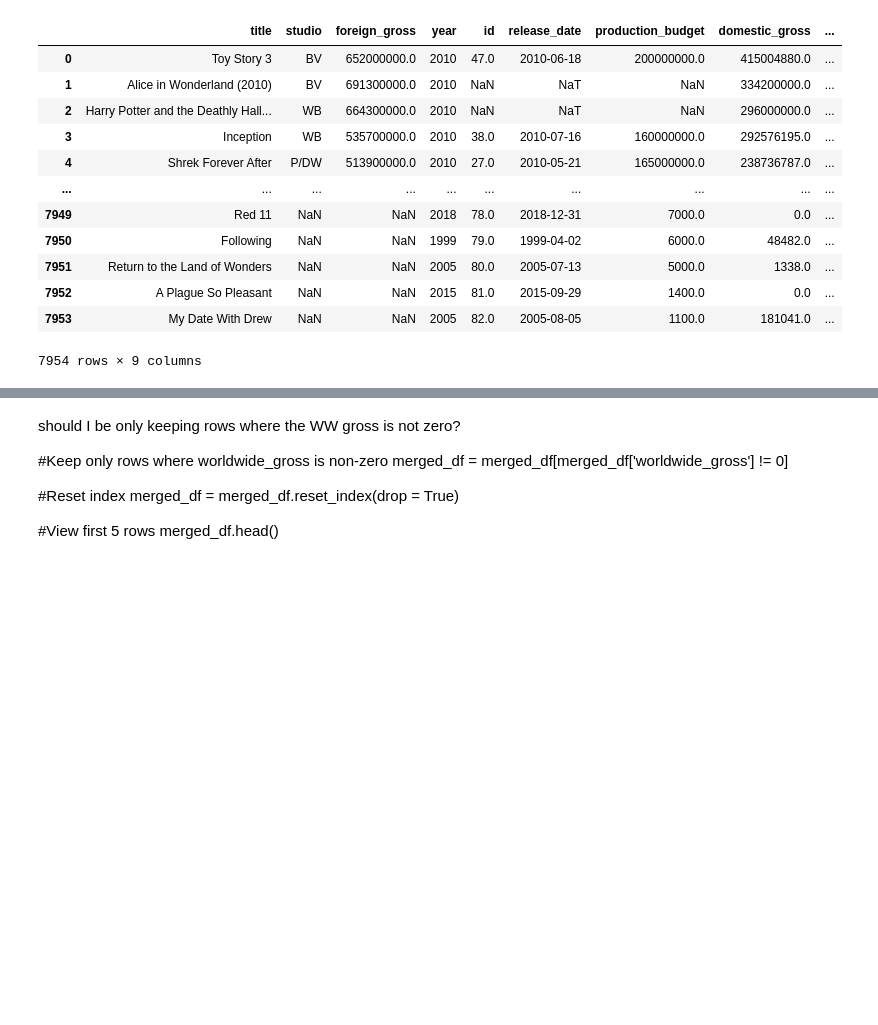
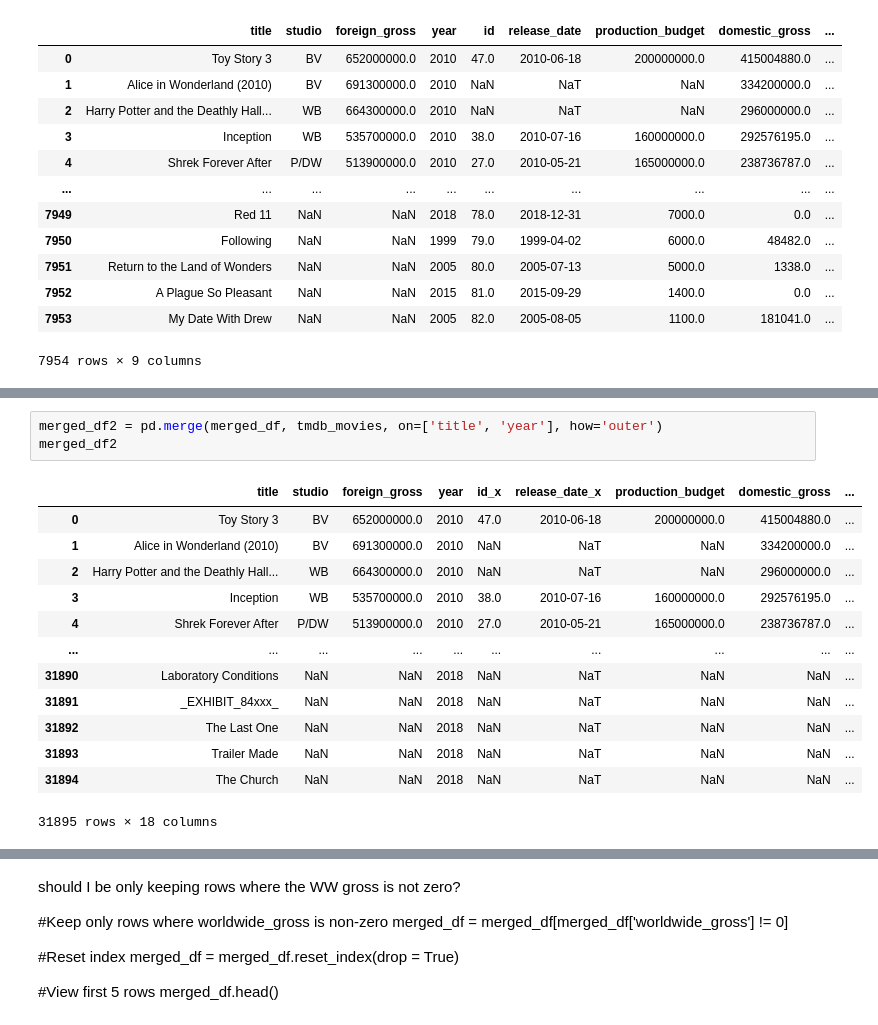
Before and after one commit to cellister/dsc-phase-2-project-v3, a Jupyter notebook: Film Investment Analysis Project.ipynb, the cells around one changed output, grey strips where cells are left out. Cells and saved outputs as stored; diff of their text form; blank space fills up the shorter version.

```diff
--- a/Film Investment Analysis Project.ipynb
+++ b/Film Investment Analysis Project.ipynb
@@ -544,0 +592,17 @@ merged_df
+# %%
+merged_df2 = pd.merge(merged_df, tmdb_movies, on=['title', 'year'], how='outer')
+merged_df2
+# %% [output]
+|  | title | studio | foreign_gross | year | id_x | release_date_x | production_budget | domestic_gross | ... |
+| 0 | Toy Story 3 | BV | 652000000.0 | 2010 | 47.0 | 2010-06-18 | 200000000.0 | 415004880.0 | ... |
+| 1 | Alice in Wonderland (2010) | BV | 691300000.0 | 2010 | NaN | NaT | NaN | 334200000.0 | ... |
+| 2 | Harry Potter and the Deathly Hall... | WB | 664300000.0 | 2010 | NaN | NaT | NaN | 296000000.0 | ... |
+| 3 | Inception | WB | 535700000.0 | 2010 | 38.0 | 2010-07-16 | 160000000.0 | 292576195.0 | ... |
+| 4 | Shrek Forever After | P/DW | 513900000.0 | 2010 | 27.0 | 2010-05-21 | 165000000.0 | 238736787.0 | ... |
+| ... | ... | ... | ... | ... | ... | ... | ... | ... | ... |
+| 31890 | Laboratory Conditions | NaN | NaN | 2018 | NaN | NaT | NaN | NaN | ... |
+| 31891 | _EXHIBIT_84xxx_ | NaN | NaN | 2018 | NaN | NaT | NaN | NaN | ... |
+| 31892 | The Last One | NaN | NaN | 2018 | NaN | NaT | NaN | NaN | ... |
+| 31893 | Trailer Made | NaN | NaN | 2018 | NaN | NaT | NaN | NaN | ... |
+| 31894 | The Church | NaN | NaN | 2018 | NaN | NaT | NaN | NaN | ... |
+31895 rows × 18 columns
```
Also changed, not shown: parts of 61 cells of this notebook.
